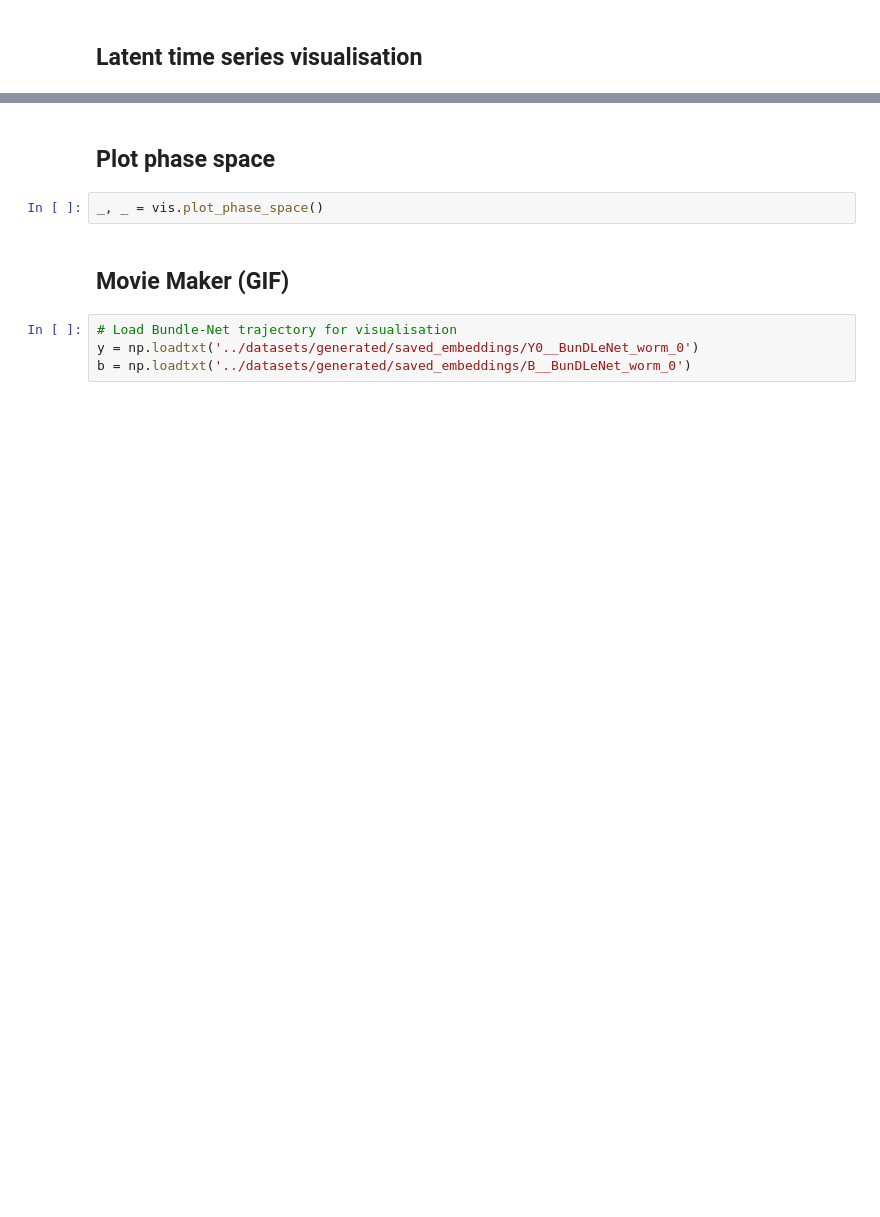
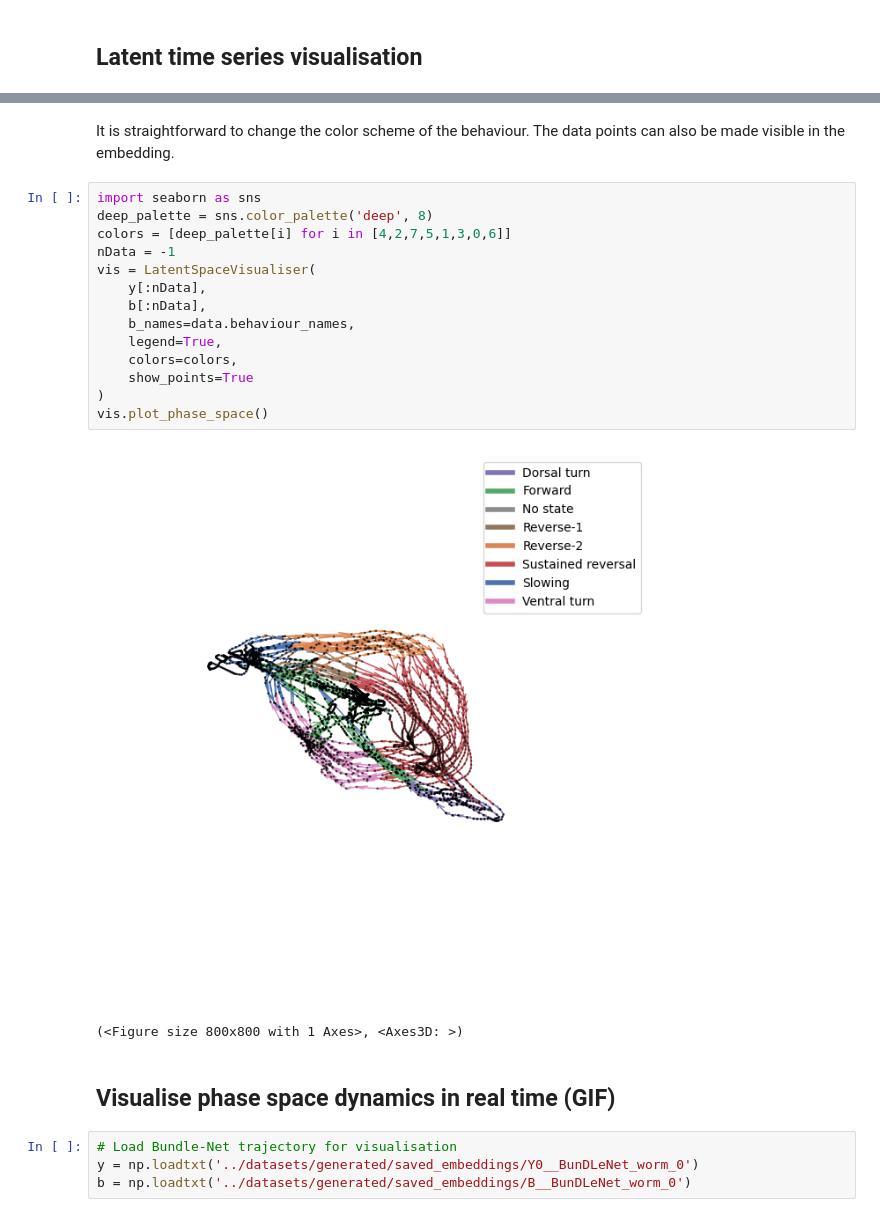
Before and after one commit to neuroinformatics-uni-vienna/NC-MCM, a Jupyter notebook: demos/visualisers.ipynb, the cells around one changed output, grey strips where cells are left out. Drawn from its saved outputs; the diff is of its cells as text; blank space fills up the shorter version.

```diff
--- a/demos/visualisers.ipynb
+++ b/demos/visualisers.ipynb
@@ -41,9 +72,24 @@ vis.plot_latent_timeseries()
+# %% [markdown]
+It is straightforward to change the color scheme of the behaviour. The data points can also be made visible in the embedding.
+# %%
+import seaborn as sns
+deep_palette = sns.color_palette('deep', 8)
+colors = [deep_palette[i] for i in [4,2,7,5,1,3,0,6]]
+nData = -1
+vis = LatentSpaceVisualiser(
+    y[:nData],
+    b[:nData],
+    b_names=data.behaviour_names,
+    legend=True,
+    colors=colors,
+    show_points=True
+)
+vis.plot_phase_space()
+# %% [output]
+[figure, added]
+(<Figure size 800x800 with 1 Axes>, <Axes3D: >)
 # %% [markdown]
-## Plot phase space
+## Visualise phase space dynamics in real time (GIF)
-# %%
-_, _ = vis.plot_phase_space()
-# %% [markdown]
-## Movie Maker (GIF)
 # %%
 # Load Bundle-Net trajectory for visualisation
 y = np.loadtxt('../datasets/generated/saved_embeddings/Y0__BunDLeNet_worm_0')
```
Also changed, not shown: parts of 7 cells of this notebook, 2 other files.
